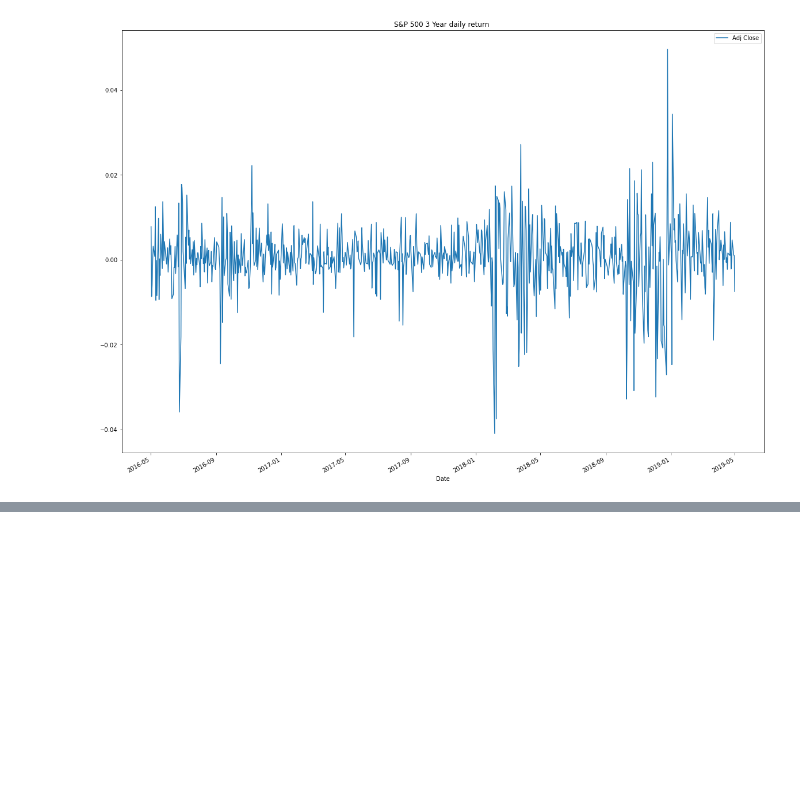
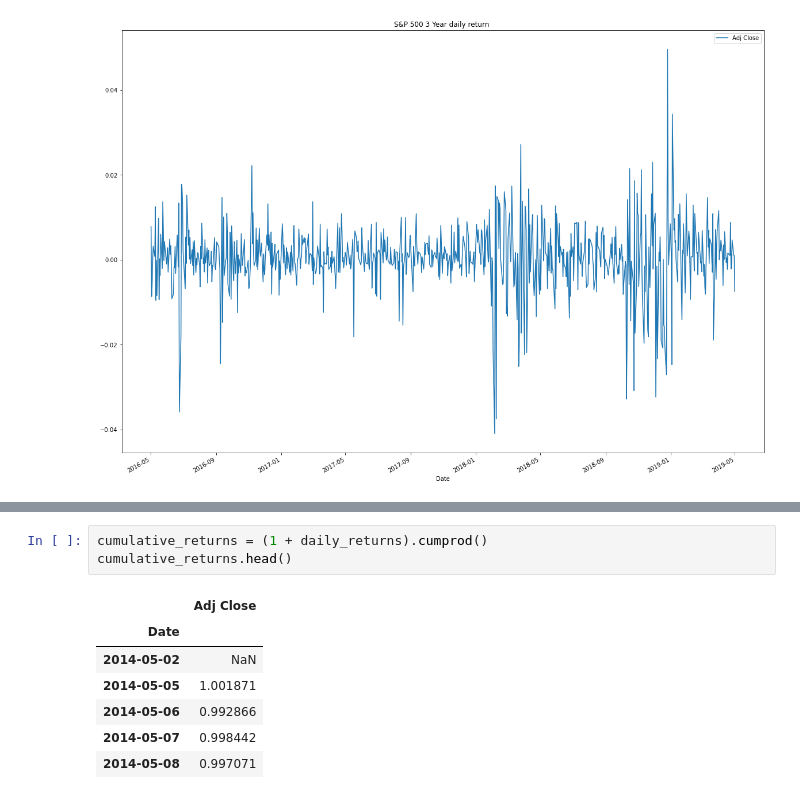
Before and after one commit to carlosmpr/fintech, a Jupyter notebook: module4/Module4.ipynb, the cells around one changed output, grey strips where cells are left out. Drawn from its saved outputs; the diff is of its cells as text; blank space fills up the shorter version.

```diff
--- a/module4/Module4.ipynb
+++ b/module4/Module4.ipynb
@@ -201,0 +235,11 @@ daily_returns_3_year.plot(figsize=(20,15), title="S&P 500 3 Year daily return ")
+# %%
+cumulative_returns = (1 + daily_returns).cumprod()
+cumulative_returns.head()
+# %% [output]
+|  | Adj Close |
+| Date |  |
+| 2014-05-02 | NaN |
+| 2014-05-05 | 1.001871 |
+| 2014-05-06 | 0.992866 |
+| 2014-05-07 | 0.998442 |
+| 2014-05-08 | 0.997071 |
```
Also changed, not shown: parts of 5 cells of this notebook, 6 other files.
